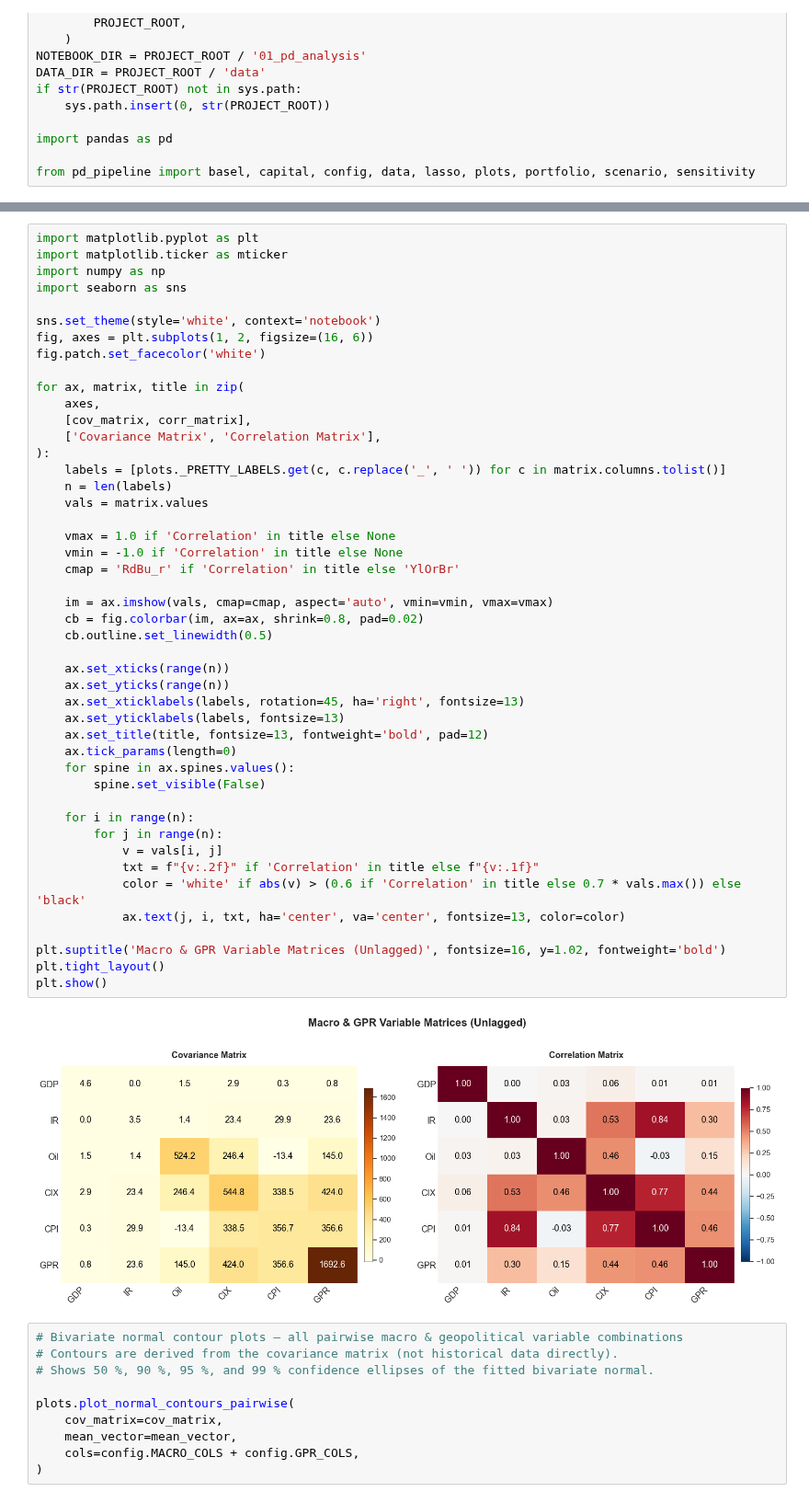
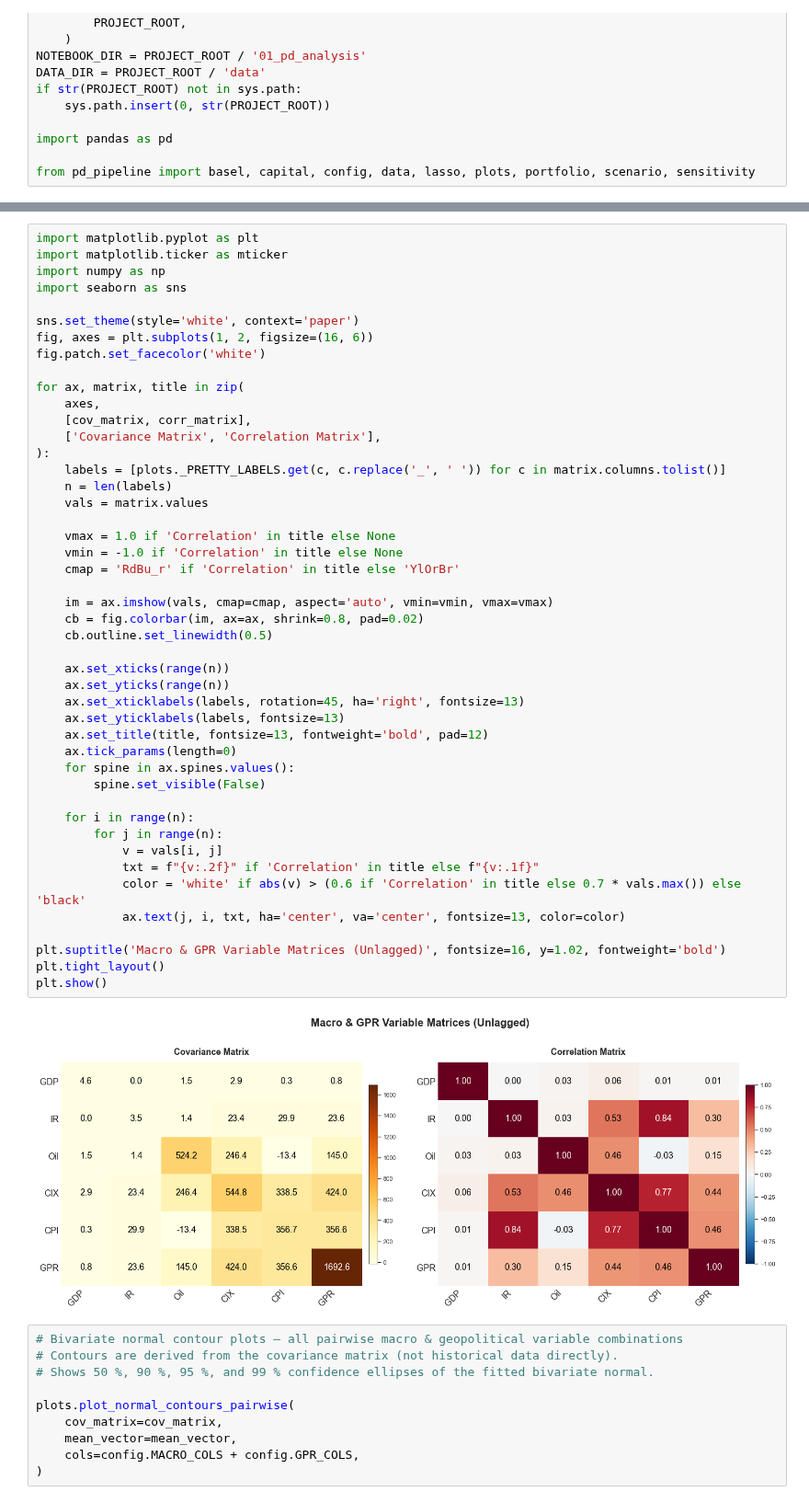
Before and after one commit to Jerresand/Thesis-RST, a Jupyter notebook: 01_pd_analysis/nbmacroDFandSensitivity.ipynb, the cells around one changed output, grey strips where cells are left out. Shown at 92% size. Drawn from its saved outputs; the diff is of its cells as text.

```diff
--- a/01_pd_analysis/nbmacroDFandSensitivity.ipynb
+++ b/01_pd_analysis/nbmacroDFandSensitivity.ipynb
@@ -66,7 +67,7 @@ import matplotlib.ticker as mticker
 import numpy as np
 import seaborn as sns
 
-sns.set_theme(style='white', context='notebook')
+sns.set_theme(style='white', context='paper')
 fig, axes = plt.subplots(1, 2, figsize=(16, 6))
 fig.patch.set_facecolor('white')
 
@@ -80,34 +81,34 @@ for ax, matrix, title in zip(
     vals = matrix.values
 
     vmax = 1.0 if 'Correlation' in title else None
     vmin = -1.0 if 'Correlation' in title else None
     cmap = 'RdBu_r' if 'Correlation' in title else 'YlOrBr'
 
     im = ax.imshow(vals, cmap=cmap, aspect='auto', vmin=vmin, vmax=vmax)
     cb = fig.colorbar(im, ax=ax, shrink=0.8, pad=0.02)
     cb.outline.set_linewidth(0.5)
 
     ax.set_xticks(range(n))
     ax.set_yticks(range(n))
     ax.set_xticklabels(labels, rotation=45, ha='right', fontsize=13)
     ax.set_yticklabels(labels, fontsize=13)
     ax.set_title(title, fontsize=13, fontweight='bold', pad=12)
     ax.tick_params(length=0)
     for spine in ax.spines.values():
         spine.set_visible(False)
 
     for i in range(n):
         for j in range(n):
             v = vals[i, j]
             txt = f"{v:.2f}" if 'Correlation' in title else f"{v:.1f}"
             color = 'white' if abs(v) > (0.6 if 'Correlation' in title else 0.7 * vals.max()) else 'black'
             ax.text(j, i, txt, ha='center', va='center', fontsize=13, color=color)
 
 plt.suptitle('Macro & GPR Variable Matrices (Unlagged)', fontsize=16, y=1.02, fontweight='bold')
 plt.tight_layout()
 plt.show()
 # %% [output]
-[figure, old version]
+[figure, new version]
 # %%
 # Bivariate normal contour plots — all pairwise macro & geopolitical variable combinations
 # Contours are derived from the covariance matrix (not historical data directly).
```
Also changed, not shown: parts of 7 cells of this notebook, 11 other files.
